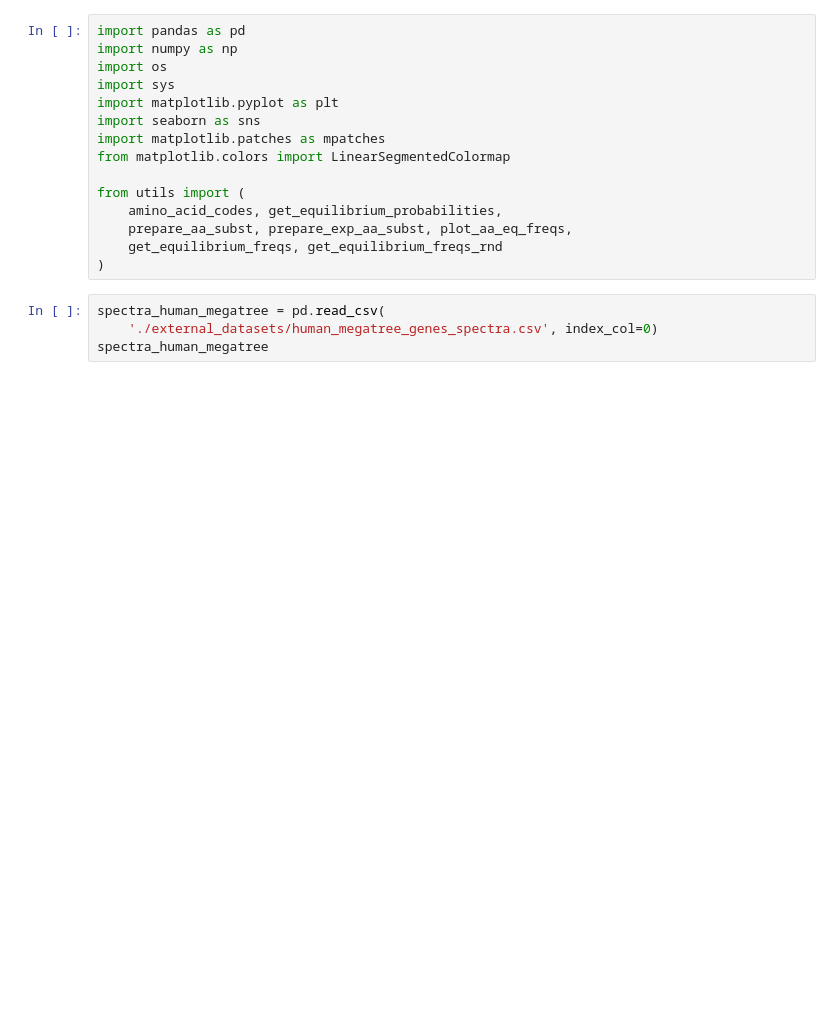
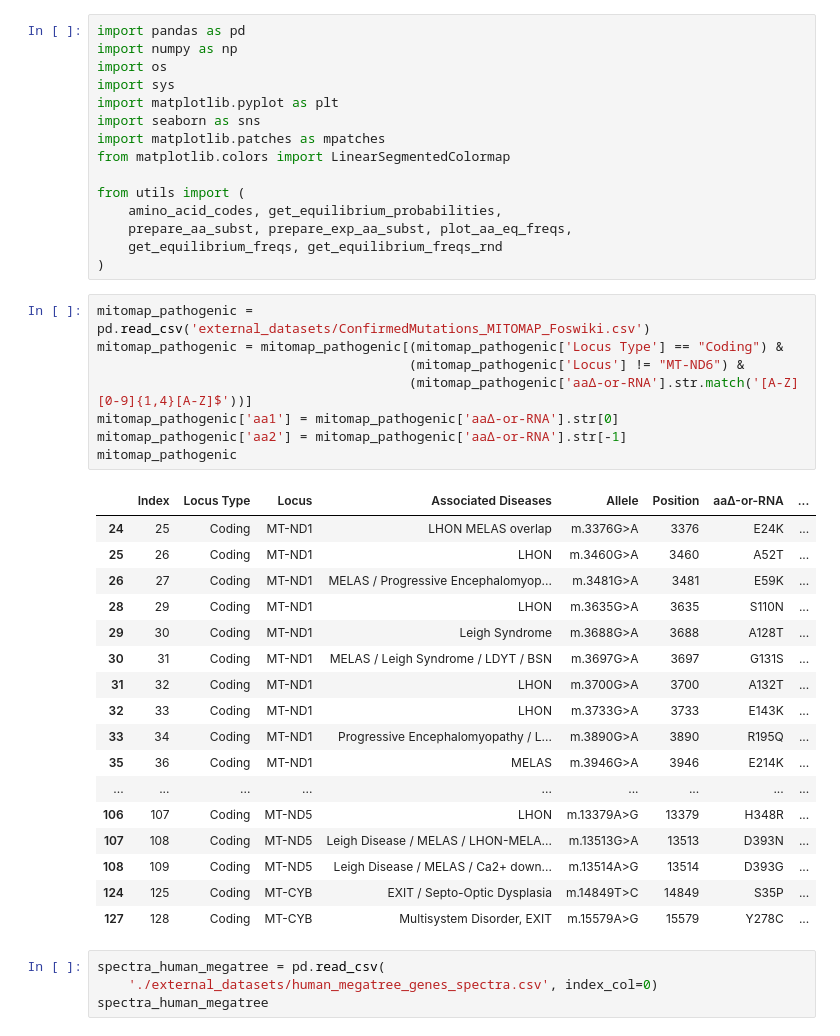
Before and after one commit to mitoclub/AminoAcidShift, a Jupyter notebook: human_germline.ipynb, the cells around one changed output. Drawn from its saved outputs; the diff is of its cells as text; blank space fills up the shorter version.

```diff
--- a/human_germline.ipynb
+++ b/human_germline.ipynb
@@ -13,6 +13,32 @@ from utils import (
     prepare_aa_subst, prepare_exp_aa_subst, plot_aa_eq_freqs,
     get_equilibrium_freqs, get_equilibrium_freqs_rnd
 )
+# %%
+mitomap_pathogenic = pd.read_csv('external_datasets/ConfirmedMutations_MITOMAP_Foswiki.csv')
+mitomap_pathogenic = mitomap_pathogenic[(mitomap_pathogenic['Locus Type'] == "Coding") &
+                                        (mitomap_pathogenic['Locus'] != "MT-ND6") &
+                                        (mitomap_pathogenic['aaΔ-or-RNA'].str.match('[A-Z][0-9]{1,4}[A-Z]$'))]
+mitomap_pathogenic['aa1'] = mitomap_pathogenic['aaΔ-or-RNA'].str[0]
+mitomap_pathogenic['aa2'] = mitomap_pathogenic['aaΔ-or-RNA'].str[-1]
+mitomap_pathogenic
+# %% [output]
+|  | Index | Locus Type | Locus | Associated Diseases | Allele | Position | aaΔ-or-RNA | ... |
+| 24 | 25 | Coding | MT-ND1 | LHON MELAS overlap | m.3376G>A | 3376 | E24K | ... |
+| 25 | 26 | Coding | MT-ND1 | LHON | m.3460G>A | 3460 | A52T | ... |
+| 26 | 27 | Coding | MT-ND1 | MELAS / Progressive Encephalomyop... | m.3481G>A | 3481 | E59K | ... |
+| 28 | 29 | Coding | MT-ND1 | LHON | m.3635G>A | 3635 | S110N | ... |
+| 29 | 30 | Coding | MT-ND1 | Leigh Syndrome | m.3688G>A | 3688 | A128T | ... |
+| 30 | 31 | Coding | MT-ND1 | MELAS / Leigh Syndrome / LDYT / BSN | m.3697G>A | 3697 | G131S | ... |
+| 31 | 32 | Coding | MT-ND1 | LHON | m.3700G>A | 3700 | A132T | ... |
+| 32 | 33 | Coding | MT-ND1 | LHON | m.3733G>A | 3733 | E143K | ... |
+| 33 | 34 | Coding | MT-ND1 | Progressive Encephalomyopathy / L... | m.3890G>A | 3890 | R195Q | ... |
+| 35 | 36 | Coding | MT-ND1 | MELAS | m.3946G>A | 3946 | E214K | ... |
+| ... | ... | ... | ... | ... | ... | ... | ... | ... |
+| 106 | 107 | Coding | MT-ND5 | LHON | m.13379A>G | 13379 | H348R | ... |
+| 107 | 108 | Coding | MT-ND5 | Leigh Disease / MELAS / LHON-MELA... | m.13513G>A | 13513 | D393N | ... |
+| 108 | 109 | Coding | MT-ND5 | Leigh Disease / MELAS / Ca2+ down... | m.13514A>G | 13514 | D393G | ... |
+| 124 | 125 | Coding | MT-CYB | EXIT / Septo-Optic Dysplasia | m.14849T>C | 14849 | S35P | ... |
+| 127 | 128 | Coding | MT-CYB | Multisystem Disorder, EXIT | m.15579A>G | 15579 | Y278C | ... |
 # %%
 spectra_human_megatree = pd.read_csv(
     './external_datasets/human_megatree_genes_spectra.csv', index_col=0)
```
Also changed, not shown: 5 other files.
